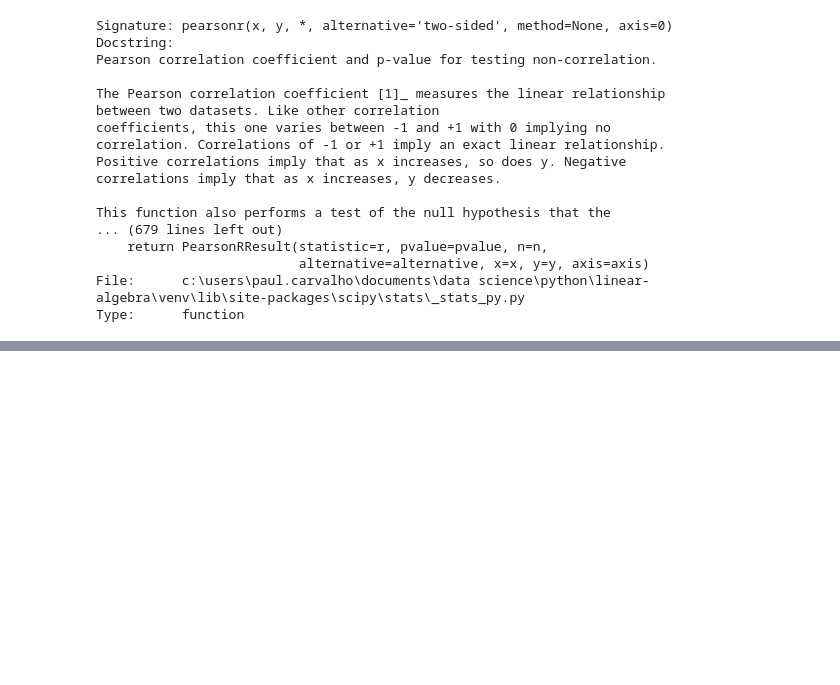
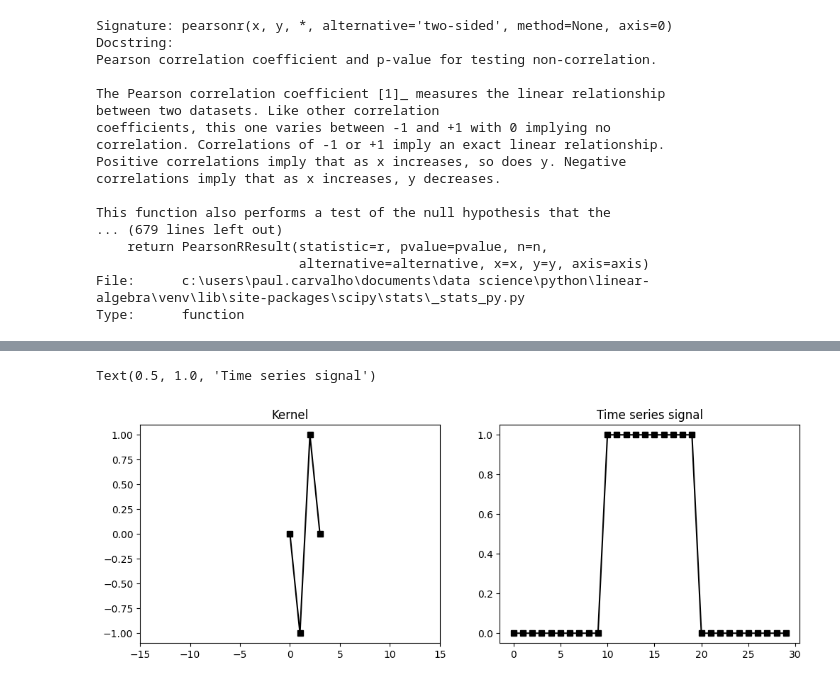
Before and after one commit to paulcarvalho/Linear-Algebra, a Jupyter notebook: vector_applications.ipynb, the cells around one changed output, grey strips where cells are left out. Cells and saved outputs as stored; diff of their text form; code cells hidden in the pictures; blank space fills up the shorter version.

```diff
--- a/vector_applications.ipynb
+++ b/vector_applications.ipynb
@@ -147,0 +187,20 @@ My function took 50.03 ms
+# %%
+# Exercise 4-5
+# create the kernel
+kernel = np.array([0,-1,1, 0])
+
+# and the "signal"
+signal = np.zeros(30)
+signal[10:20] = 1
+
+# plot
+_,axs = plt.subplots(1,2,figsize=(12,4))
+axs[0].plot(kernel,'ks-')
+axs[0].set_title('Kernel')
+axs[0].set_xlim([-15,15])
+
+axs[1].plot(signal,'ks-')
+axs[1].set_title('Time series signal')
+# %% [output]
+Text(0.5, 1.0, 'Time series signal')
+[figure, added]
```
Also changed, not shown: parts of 9 cells of this notebook.
